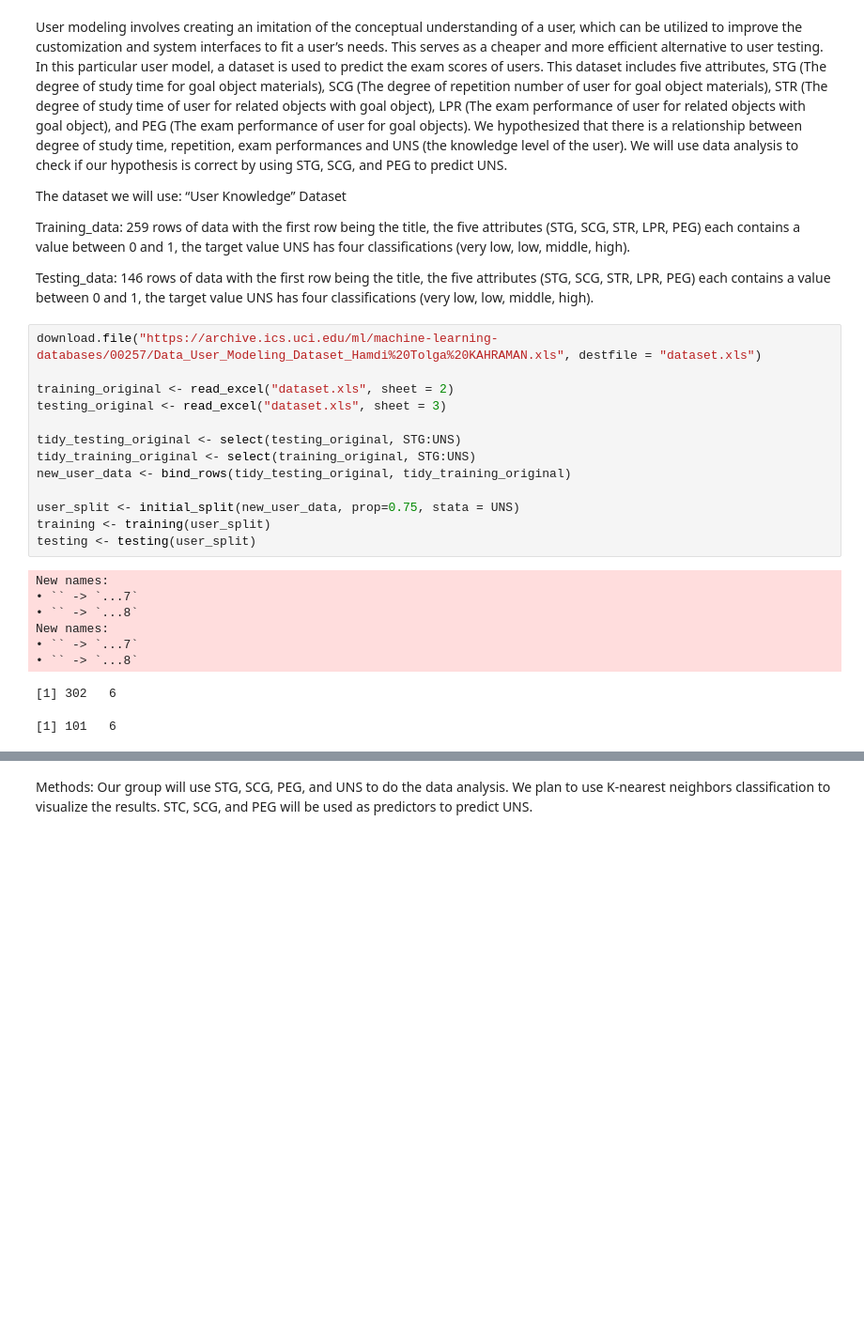
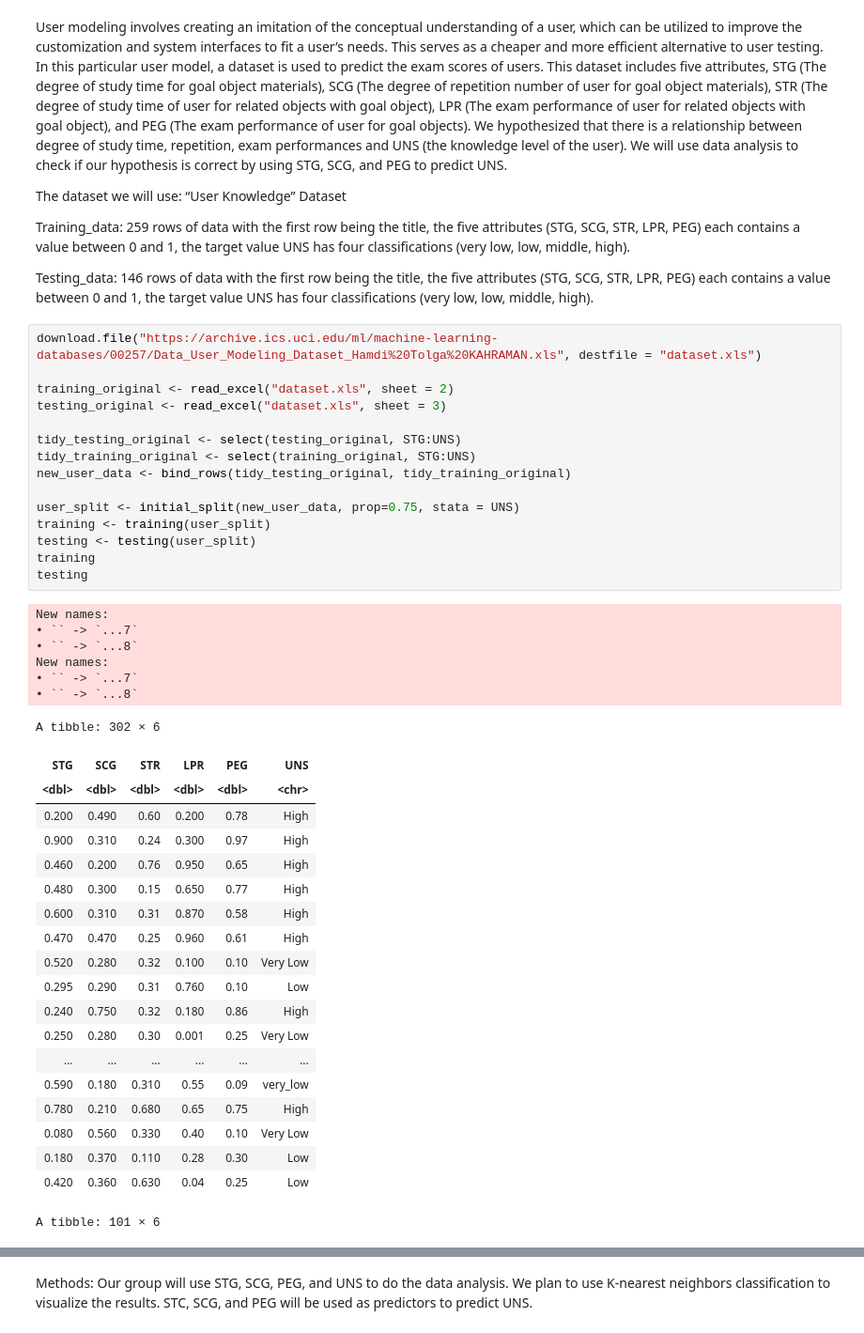
Before and after one commit to TPPJT/DSCI-Group-Project, a Jupyter notebook: GroupProject_1.ipynb, the cells around one changed output, grey strips where cells are left out. Shown at 94% size. Drawn from its saved outputs; the diff is of its cells as text; blank space fills up the shorter version.

```diff
--- a/GroupProject_1.ipynb
+++ b/GroupProject_1.ipynb
@@ -44,22 +44,42 @@ Testing_data: 146 rows of data with the first row being the title, the five attr
 # %%
 download.file("https://archive.ics.uci.edu/ml/machine-learning-databases/00257/Data_User_Modeling_Dataset_Hamdi%20Tolga%20KAHRAMAN.xls", destfile = "dataset.xls")
 
 training_original <- read_excel("dataset.xls", sheet = 2)
 testing_original <- read_excel("dataset.xls", sheet = 3)
 
 tidy_testing_original <- select(testing_original, STG:UNS)
 tidy_training_original <- select(training_original, STG:UNS)
 new_user_data <- bind_rows(tidy_testing_original, tidy_training_original)
 
 user_split <- initial_split(new_user_data, prop=0.75, stata = UNS)
 training <- training(user_split)
 testing <- testing(user_split)
+training
+testing
 # %% [output]
 New names:
 • `` -> `...7`
 • `` -> `...8`
 New names:
 • `` -> `...7`
 • `` -> `...8`
-[1] 302   6
+A tibble: 302 × 6
+| STG | SCG | STR | LPR | PEG | UNS |
+| <dbl> | <dbl> | <dbl> | <dbl> | <dbl> | <chr> |
+| 0.200 | 0.490 | 0.60 | 0.200 | 0.78 | High |
+| 0.900 | 0.310 | 0.24 | 0.300 | 0.97 | High |
+| 0.460 | 0.200 | 0.76 | 0.950 | 0.65 | High |
+| 0.480 | 0.300 | 0.15 | 0.650 | 0.77 | High |
+| 0.600 | 0.310 | 0.31 | 0.870 | 0.58 | High |
+| 0.470 | 0.470 | 0.25 | 0.960 | 0.61 | High |
+| 0.520 | 0.280 | 0.32 | 0.100 | 0.10 | Very Low |
+| 0.295 | 0.290 | 0.31 | 0.760 | 0.10 | Low |
+| 0.240 | 0.750 | 0.32 | 0.180 | 0.86 | High |
+| 0.250 | 0.280 | 0.30 | 0.001 | 0.25 | Very Low |
+| ... | ... | ... | ... | ... | ... |
+| 0.590 | 0.180 | 0.310 | 0.55 | 0.09 | very_low |
+| 0.780 | 0.210 | 0.680 | 0.65 | 0.75 | High |
+| 0.080 | 0.560 | 0.330 | 0.40 | 0.10 | Very Low |
+| 0.180 | 0.370 | 0.110 | 0.28 | 0.30 | Low |
+| 0.420 | 0.360 | 0.630 | 0.04 | 0.25 | Low |
-[1] 101   6
+A tibble: 101 × 6
```
Also changed, not shown: parts of 6 cells of this notebook.
